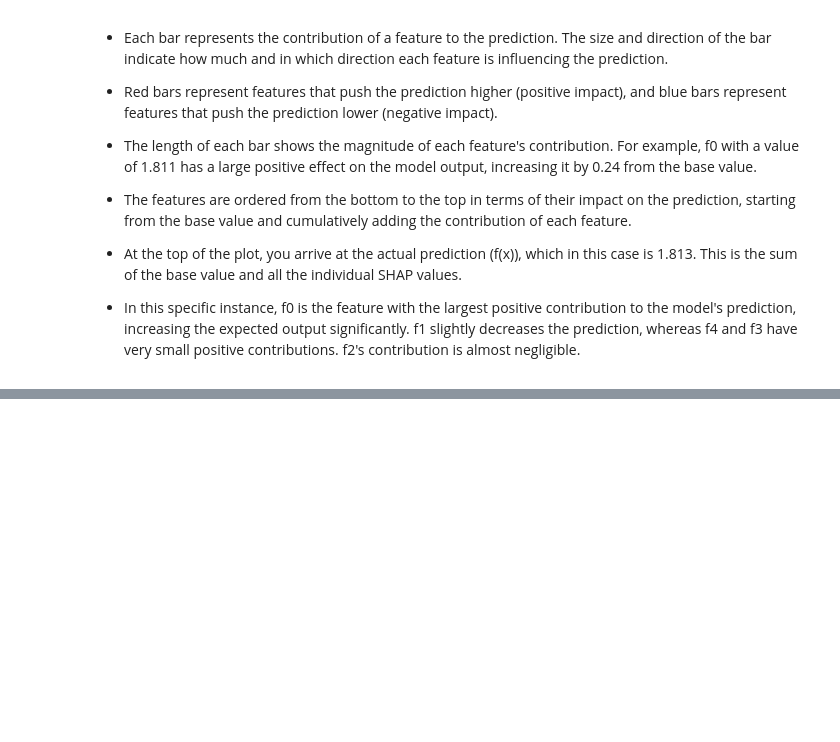
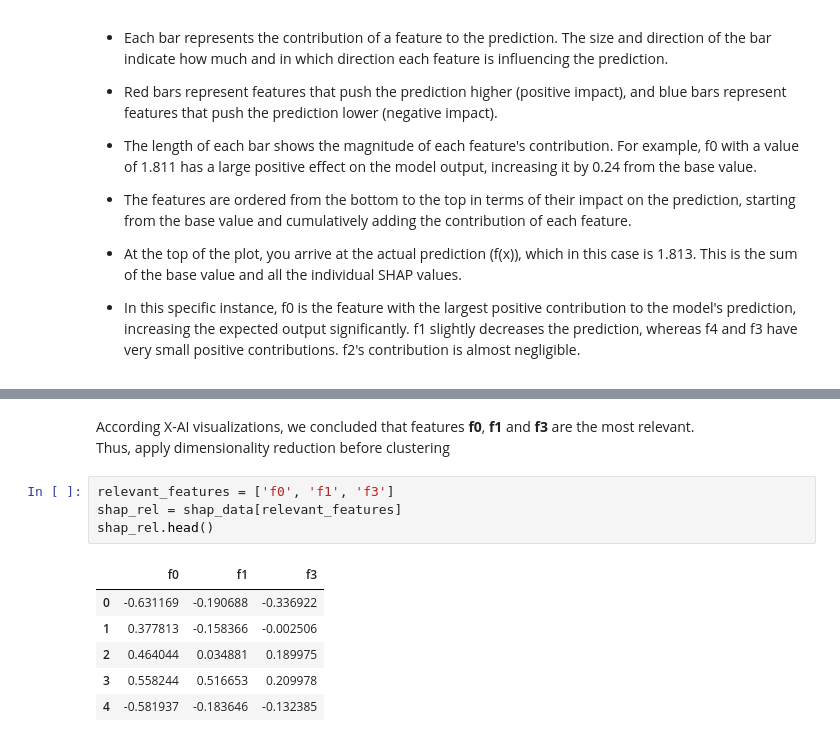
Before and after one commit to HoltechHard/XAI_Labs, a Jupyter notebook: xai_clusters_gen_xgboost.ipynb, the cells around one changed output, grey strips where cells are left out. Saved outputs shown, nothing was run; the diff lists cells and outputs as text; blank space fills up the shorter version.

```diff
--- a/xai_clusters_gen_xgboost.ipynb
+++ b/xai_clusters_gen_xgboost.ipynb
@@ -322,0 +336,14 @@ shap.waterfall_plot(shap_values[instance_idx])
+# %% [markdown]
+According X-AI visualizations, we concluded that features **f0**, **f1** and **f3** are the most relevant.
+Thus, apply dimensionality reduction before clustering
+# %%
+relevant_features = ['f0', 'f1', 'f3']
+shap_rel = shap_data[relevant_features]
+shap_rel.head()
+# %% [output]
+|  | f0 | f1 | f3 |
+| 0 | -0.631169 | -0.190688 | -0.336922 |
+| 1 | 0.377813 | -0.158366 | -0.002506 |
+| 2 | 0.464044 | 0.034881 | 0.189975 |
+| 3 | 0.558244 | 0.516653 | 0.209978 |
+| 4 | -0.581937 | -0.183646 | -0.132385 |
```
Also changed, not shown: parts of 5 cells of this notebook.
